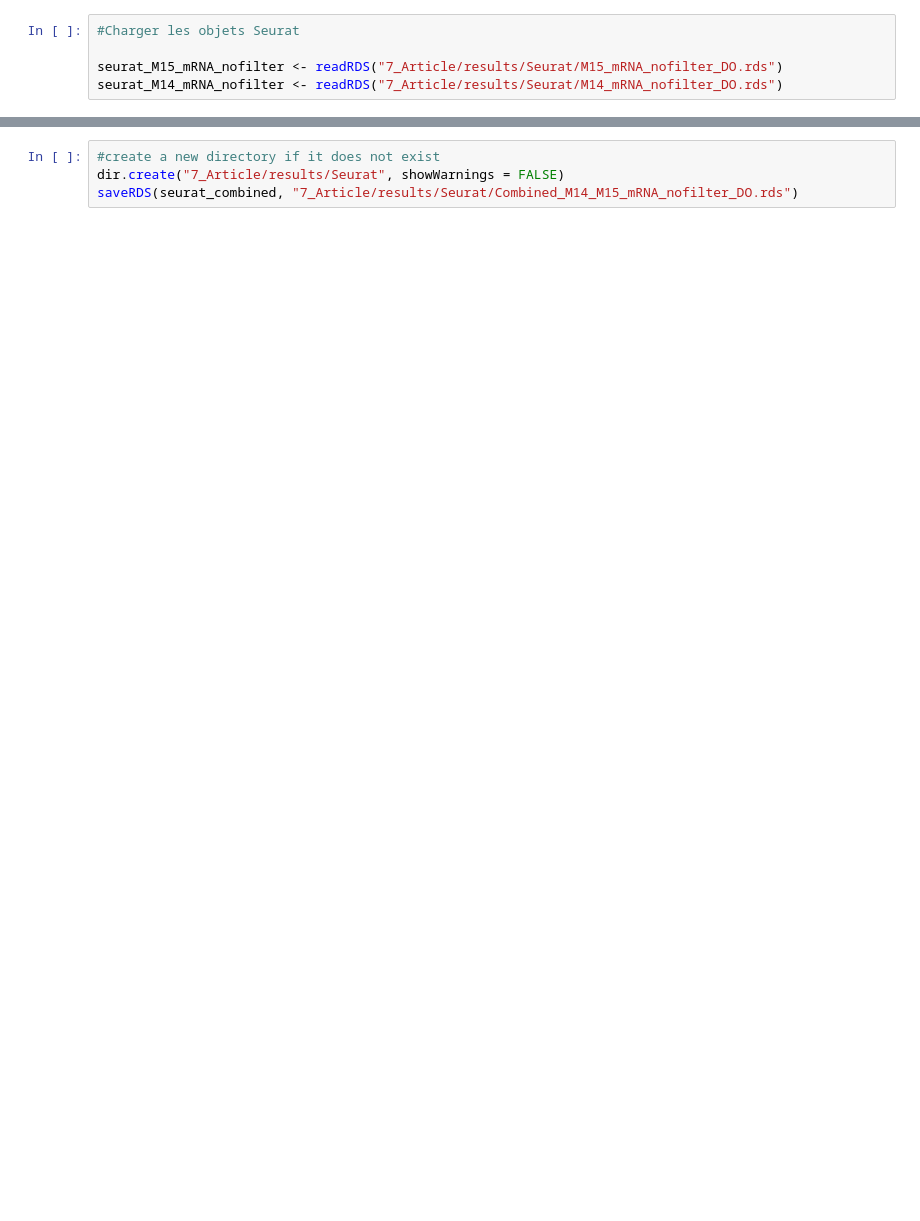
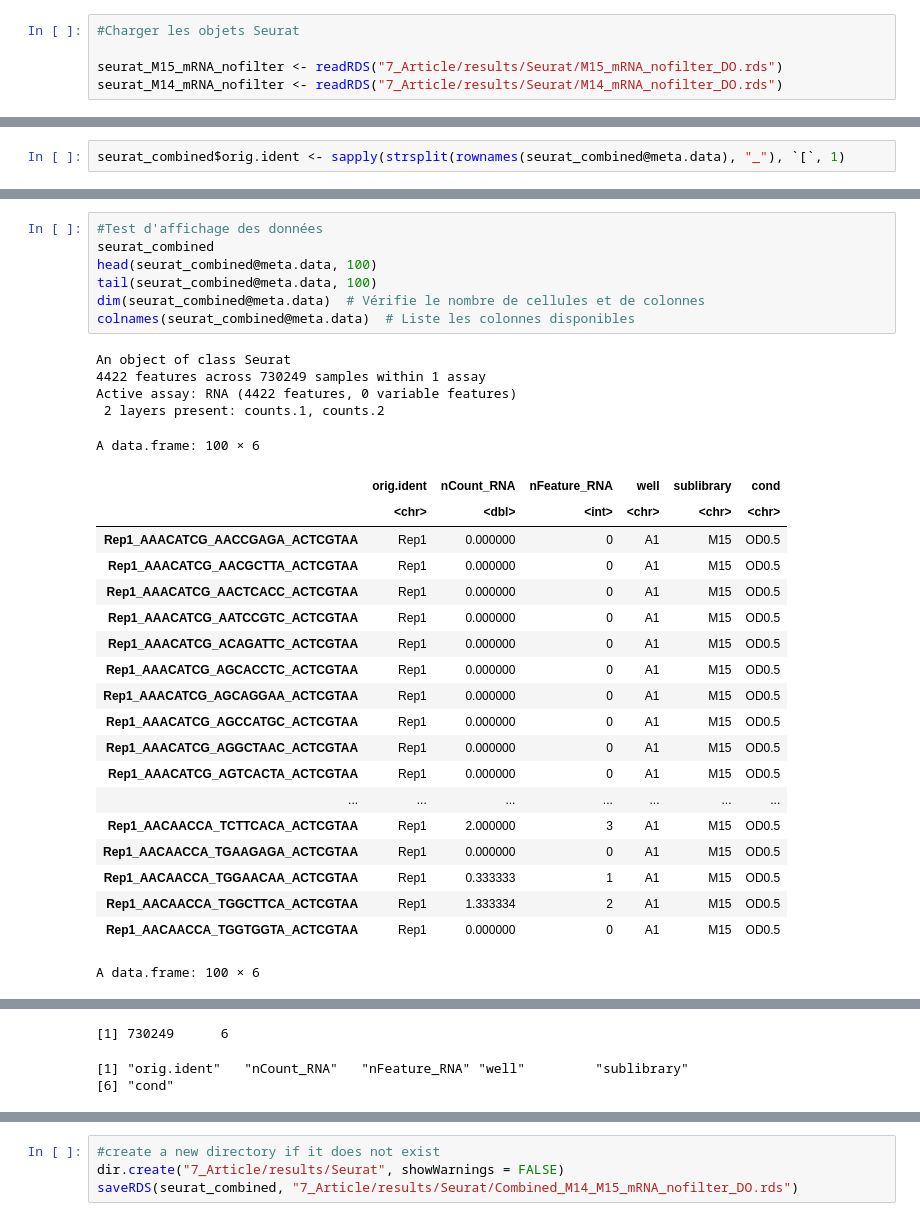
Before and after one commit to vgoupille/DOL_scRNAseq, a Jupyter notebook: 7_Article/script/script_Val/3_combine_different_seurat_object.ipynb, the cells around one changed output, grey strips where cells are left out. Drawn from its saved outputs; the diff is of its cells as text; blank space fills up the shorter version.

```diff
--- a/7_Article/script/script_Val/3_combine_different_seurat_object.ipynb
+++ b/7_Article/script/script_Val/3_combine_different_seurat_object.ipynb
@@ -22,0 +87,2 @@ print(seurat_combined)
+# %%
+seurat_combined$orig.ident <- sapply(strsplit(rownames(seurat_combined@meta.data), "_"), `[`, 1)
@@ -22,0 +101,32 @@ print(seurat_combined)
+# %%
+#Test d'affichage des données
+seurat_combined
+head(seurat_combined@meta.data, 100)
+tail(seurat_combined@meta.data, 100)
+dim(seurat_combined@meta.data)  # Vérifie le nombre de cellules et de colonnes
+colnames(seurat_combined@meta.data)  # Liste les colonnes disponibles
+# %% [output]
+An object of class Seurat
+4422 features across 730249 samples within 1 assay
+Active assay: RNA (4422 features, 0 variable features)
+ 2 layers present: counts.1, counts.2
+A data.frame: 100 × 6
+|  | orig.ident | nCount_RNA | nFeature_RNA | well | sublibrary | cond |
+|  | <chr> | <dbl> | <int> | <chr> | <chr> | <chr> |
+| Rep1_AAACATCG_AACCGAGA_ACTCGTAA | Rep1 | 0.000000 | 0 | A1 | M15 | OD0.5 |
+| Rep1_AAACATCG_AACGCTTA_ACTCGTAA | Rep1 | 0.000000 | 0 | A1 | M15 | OD0.5 |
+| Rep1_AAACATCG_AACTCACC_ACTCGTAA | Rep1 | 0.000000 | 0 | A1 | M15 | OD0.5 |
+| Rep1_AAACATCG_AATCCGTC_ACTCGTAA | Rep1 | 0.000000 | 0 | A1 | M15 | OD0.5 |
+| Rep1_AAACATCG_ACAGATTC_ACTCGTAA | Rep1 | 0.000000 | 0 | A1 | M15 | OD0.5 |
+| Rep1_AAACATCG_AGCACCTC_ACTCGTAA | Rep1 | 0.000000 | 0 | A1 | M15 | OD0.5 |
+| Rep1_AAACATCG_AGCAGGAA_ACTCGTAA | Rep1 | 0.000000 | 0 | A1 | M15 | OD0.5 |
+| Rep1_AAACATCG_AGCCATGC_ACTCGTAA | Rep1 | 0.000000 | 0 | A1 | M15 | OD0.5 |
+| Rep1_AAACATCG_AGGCTAAC_ACTCGTAA | Rep1 | 0.000000 | 0 | A1 | M15 | OD0.5 |
+| Rep1_AAACATCG_AGTCACTA_ACTCGTAA | Rep1 | 0.000000 | 0 | A1 | M15 | OD0.5 |
+| ... | ... | ... | ... | ... | ... | ... |
+| Rep1_AACAACCA_TCTTCACA_ACTCGTAA | Rep1 | 2.000000 | 3 | A1 | M15 | OD0.5 |
+| Rep1_AACAACCA_TGAAGAGA_ACTCGTAA | Rep1 | 0.000000 | 0 | A1 | M15 | OD0.5 |
+| Rep1_AACAACCA_TGGAACAA_ACTCGTAA | Rep1 | 0.333333 | 1 | A1 | M15 | OD0.5 |
+| Rep1_AACAACCA_TGGCTTCA_ACTCGTAA | Rep1 | 1.333334 | 2 | A1 | M15 | OD0.5 |
+| Rep1_AACAACCA_TGGTGGTA_ACTCGTAA | Rep1 | 0.000000 | 0 | A1 | M15 | OD0.5 |
+A data.frame: 100 × 6
@@ -22,0 +151,3 @@ print(seurat_combined)
+[1] 730249      6
+[1] "orig.ident"   "nCount_RNA"   "nFeature_RNA" "well"         "sublibrary"
+[6] "cond"
```
Also changed, not shown: parts of 16 cells of this notebook, 1 other file.
